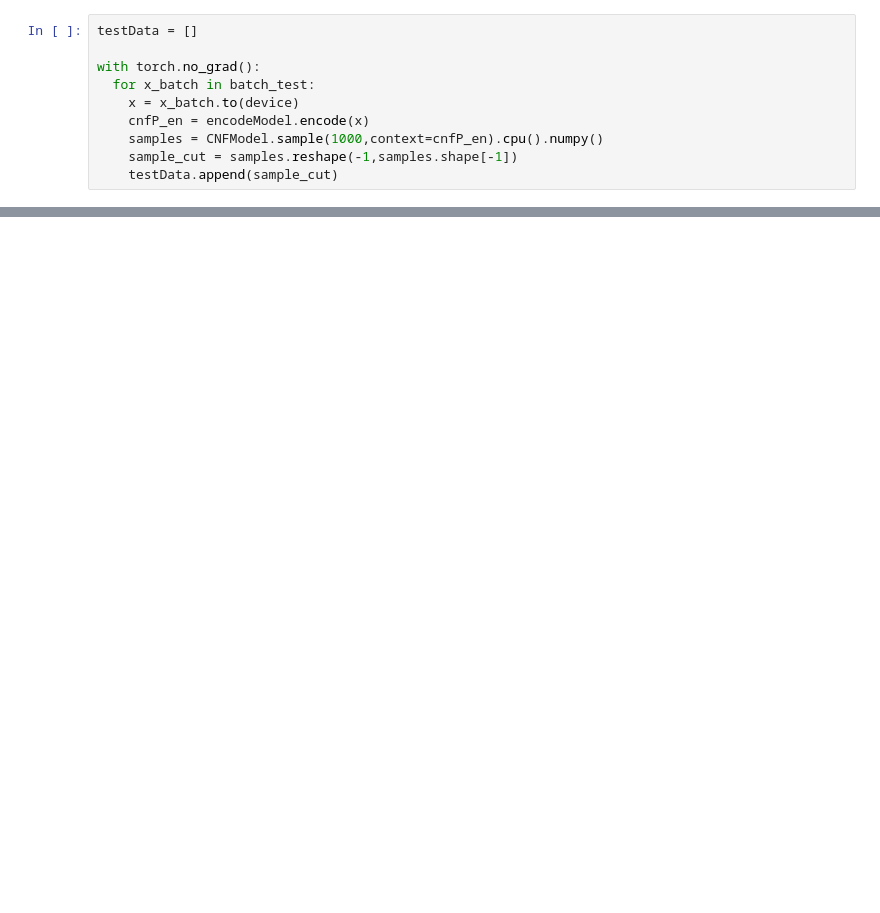
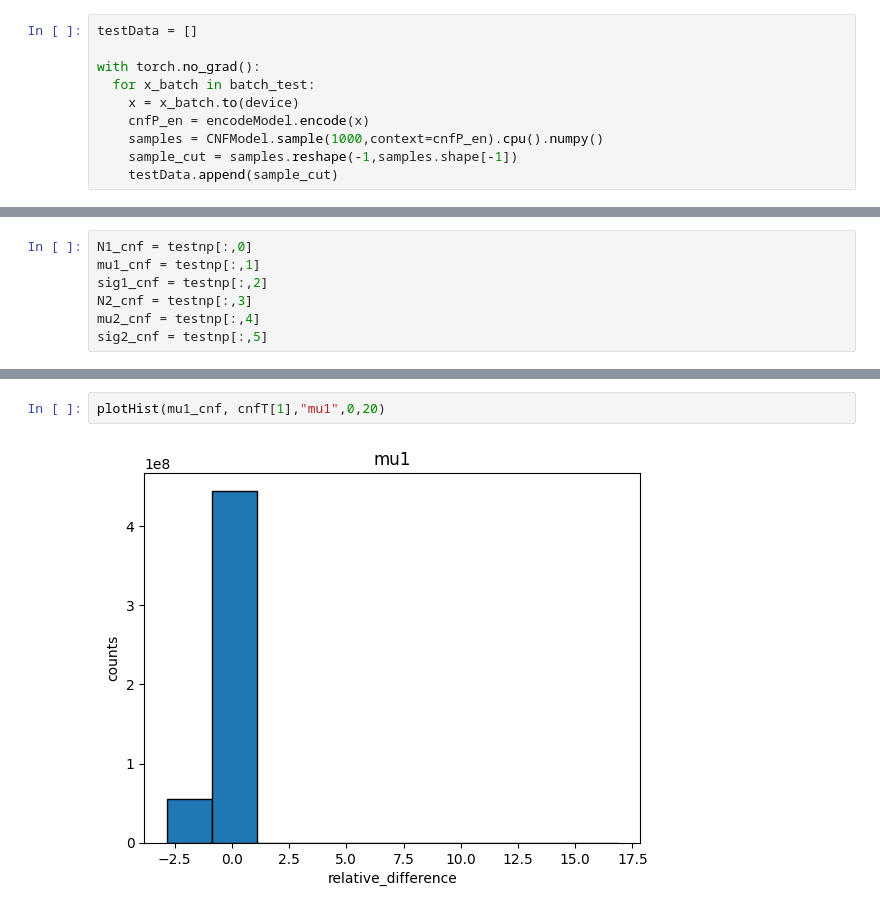
Before and after one commit to vigneshK0404/NOva_Fitter_CNF, a Jupyter notebook: CNF_Modified.ipynb, the cells around one changed output, grey strips where cells are left out. Drawn from its saved outputs; the diff is of its cells as text; blank space fills up the shorter version.

```diff
--- a/CNF_Modified.ipynb
+++ b/CNF_Modified.ipynb
@@ -467,3 +337,10 @@ plt.hist(N1s)
+# %%
+N1_cnf = testnp[:,0]
+mu1_cnf = testnp[:,1]
+sig1_cnf = testnp[:,2]
+N2_cnf = testnp[:,3]
+mu2_cnf = testnp[:,4]
+sig2_cnf = testnp[:,5]
 # %%
 print(cnfT)
 # %% [output]
@@ -470,0 +360,4 @@ print(cnfT)
+# %%
+plotHist(mu1_cnf, cnfT[1],"mu1",0,20)
+# %% [output]
+[figure, added]
```
Also changed, not shown: parts of 18 cells of this notebook.
